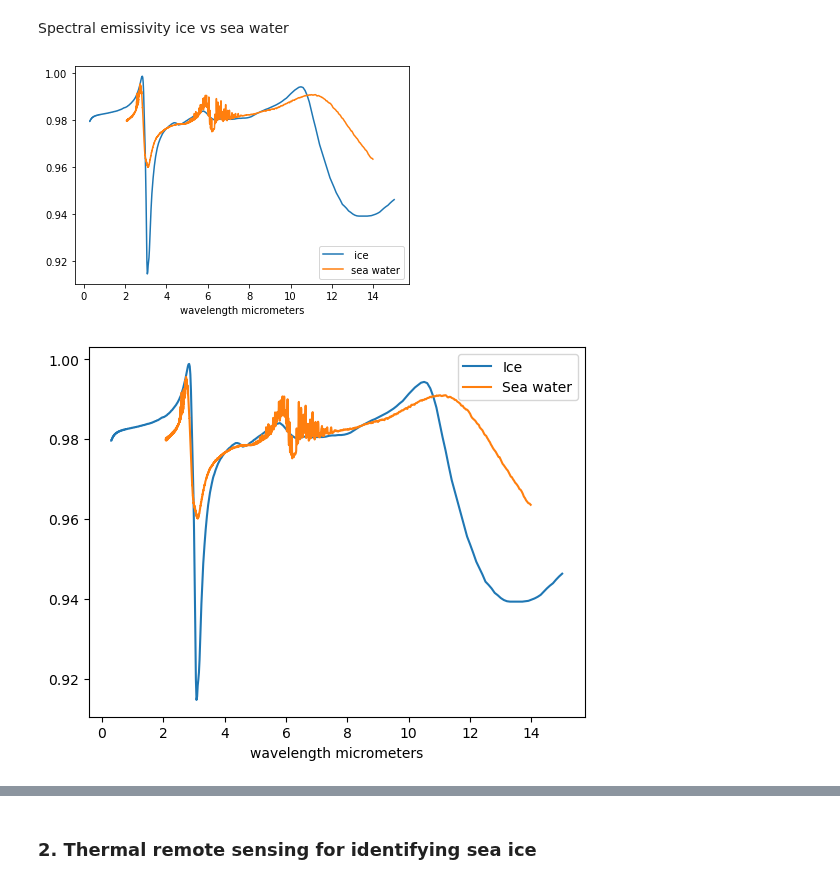
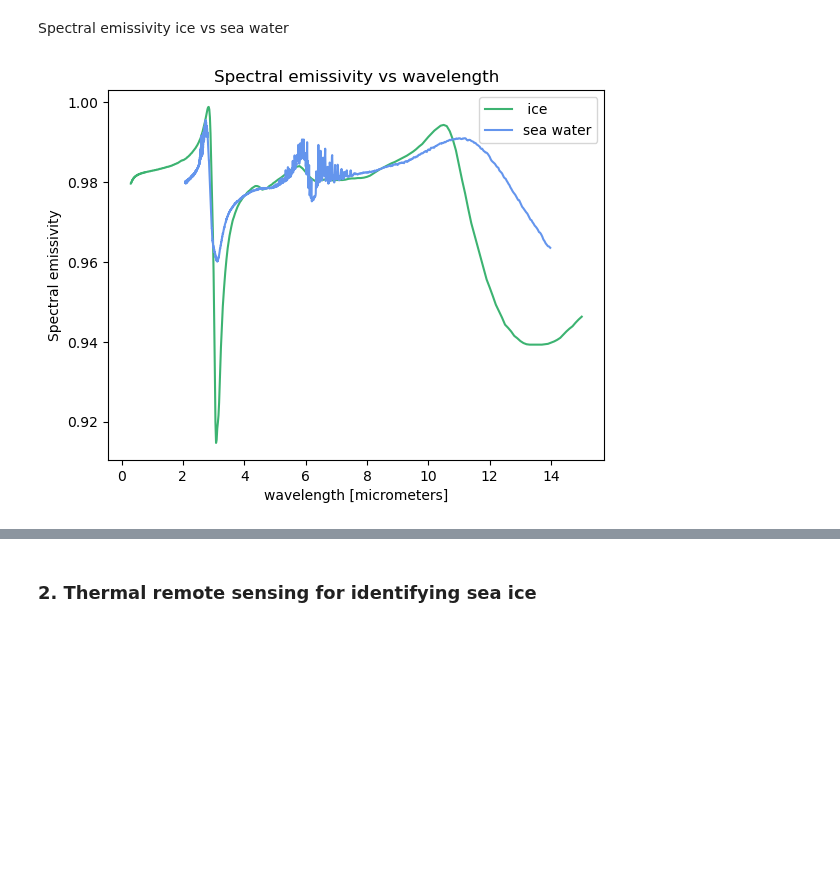
Before and after one commit to debnovalina/PPESO-Practical, a Jupyter notebook: Thermal remote sensing.ipynb, the cells around one changed output, grey strips where cells are left out. Cells and saved outputs as stored; diff of their text form; code cells hidden in the pictures; blank space fills up the shorter version.

```diff
--- a/Thermal remote sensing.ipynb
+++ b/Thermal remote sensing.ipynb
@@ -62,30 +62,18 @@ def radiant_temperature(T_surface,wavelength):
 # %% [markdown]
 Spectral emissivity ice vs sea water
 # %%
-# For ice, the temperature is 273.15K
+# Calculate the emissivity
 S_ice=1-ice[:,1]
-
-# For sea water, the temperature is 275.15 K
 S_sea_water=1-sea_water[:,1]
 
 #Plotting
 plt.figure()
-plt.plot(ice[:, 0],S_ice , label=' ice')
-plt.plot(sea_water[:,0], S_sea_water, label= 'sea water')
-
-#plt.ylim(0.90,10)
-plt.xlabel('wavelength micrometers')
+plt.plot(ice[:, 0],S_ice , label=' ice', color='mediumseagreen')
+plt.plot(sea_water[:,0], S_sea_water, label= 'sea water', color='cornflowerblue')
+plt.xlabel('wavelength [micrometers]')
+plt.ylabel('Spectral emissivity')
+plt.title('Spectral emissivity vs wavelength')
 plt.legend()
 plt.show()
 # %% [output]
-[figure, old version]
+[figure, new version]
-# %%
-plt.plot(ice[:, 0],1-ice[:, 1]/100 , label='Ice')
-plt.plot(sea_water[:, 0],1-sea_water[:, 1]/100 , label='Sea water')
-
-#plt.ylim(0.90,10)
-plt.xlabel('wavelength micrometers')
-plt.legend()
-plt.show()
-# %% [output]
-[figure, removed]
```
Also changed, not shown: parts of 4 cells of this notebook.
